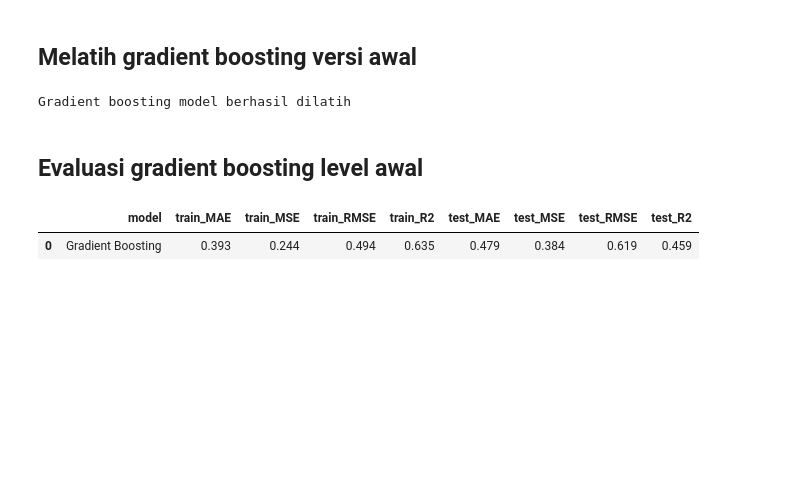
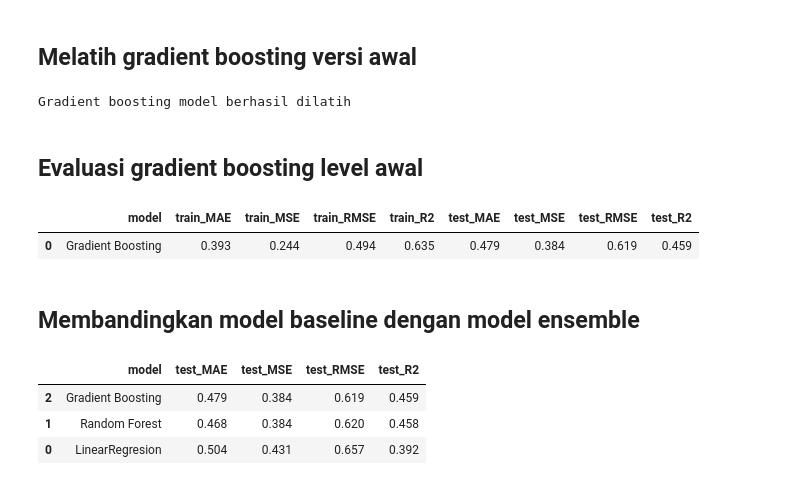
Before and after one commit to r021n/simple-machine-learing, a Jupyter notebook: Wine_Quality_Prediction.ipynb, the cells around one changed output. Cells and saved outputs as stored; diff of their text form; code cells hidden in the pictures; blank space fills up the shorter version.

Commit message:
Comparing the baseline model, random forest model, and gradient boosting model

```diff
--- a/Wine_Quality_Prediction.ipynb
+++ b/Wine_Quality_Prediction.ipynb
@@ -766,3 +766,29 @@ display(gb_results)
 # %% [output]
 |  | model | train_MAE | train_MSE | train_RMSE | train_R2 | test_MAE | test_MSE | test_RMSE | test_R2 |
 | 0 | Gradient Boosting | 0.393 | 0.244 | 0.494 | 0.635 | 0.479 | 0.384 | 0.619 | 0.459 |
+# %% [markdown]
+## Membandingkan model baseline dengan model ensemble
+# %%
+baseline_results_comparison = baseline_results.copy()
+baseline_results_comparison["model"] = "LinearRegresion"
+
+baseline_results_comparison = baseline_results_comparison[baseline_results_comparison["dataset"] == "test"].copy()
+baseline_results_comparison = baseline_results_comparison.rename(columns={
+    "MAE": "test_MAE",
+    "MSE": "test_MSE",
+    "RMSE": "test_RMSE",
+    "R2": "test_R2"
+})
+
+comparison_df = pd.concat([
+    baseline_results_comparison[["model", "test_MAE", "test_MSE", "test_RMSE", "test_R2"]],
+    rf_results[["model", "test_MAE", "test_MSE", "test_RMSE", "test_R2"]],
+    gb_results[["model", "test_MAE", "test_MSE", "test_RMSE", "test_R2"]]
+], ignore_index=True)
+
+display(comparison_df.sort_values(by="test_RMSE"))
+# %% [output]
+|  | model | test_MAE | test_MSE | test_RMSE | test_R2 |
+| 2 | Gradient Boosting | 0.479 | 0.384 | 0.619 | 0.459 |
+| 1 | Random Forest | 0.468 | 0.384 | 0.620 | 0.458 |
+| 0 | LinearRegresion | 0.504 | 0.431 | 0.657 | 0.392 |
```
